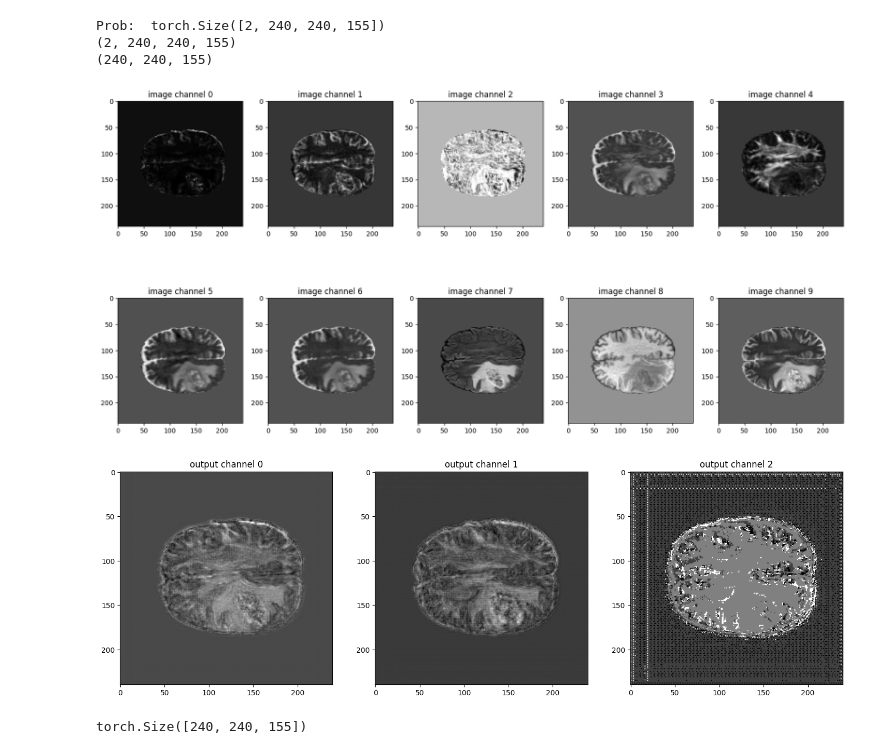
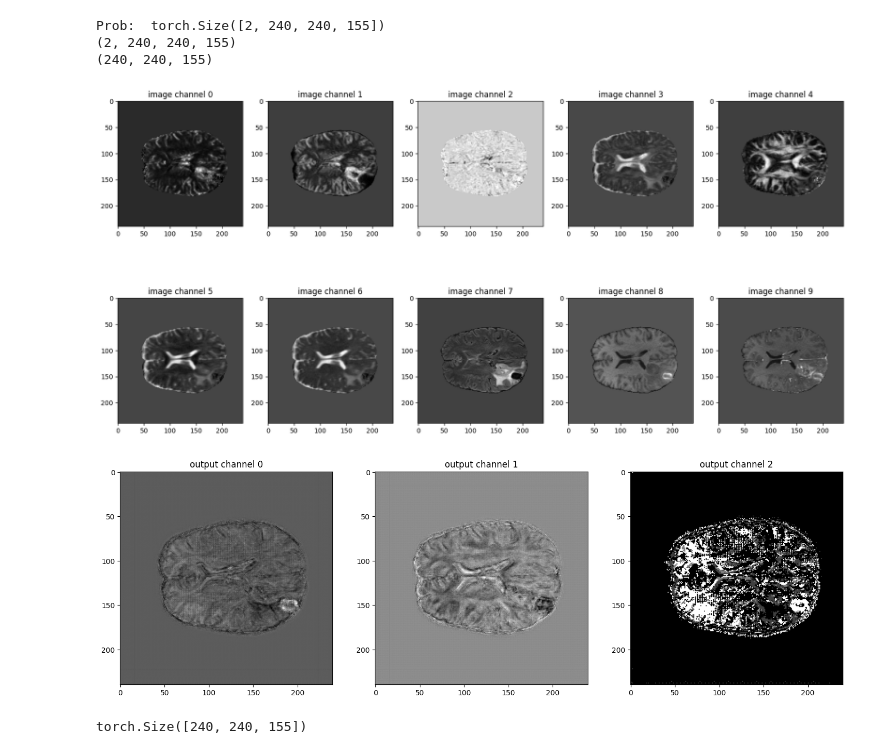
Before and after one commit to GBM-images-research/Swin_transformer_UPennGBM, a Jupyter notebook: simple_inference.ipynb, the cells around one changed output. Drawn from its saved outputs; the diff is of its cells as text; code cells hidden in the pictures.

```diff
--- a/simple_inference.ipynb
+++ b/simple_inference.ipynb
@@ -56,7 +56,7 @@ device = torch.device("cuda:0" if torch.cuda.is_available() else "cpu")
 
 model = SwinUNETR(
     img_size=roi,
-    in_channels=10,
+    in_channels=11,
     out_channels=2,  # mdificar con edema
     feature_size=48,
     drop_rate=0.0,
@@ -142,7 +142,7 @@ def obtener_imagen(dataset, img_n):
 
     images=[DSC_ap_rCBV_list[img_n], DSC_PH_list[img_n], DSC_PSR_list[img_n],
             DTI_AD_list[img_n], DTI_FA_list[img_n], DTI_RD_list[img_n], DTI_TR_list[img_n],
-            FLAIR_list[img_n], T1_list[img_n],  T2_list[img_n]] # Deben respetar este orden - T1GD_list[img_n],
+            FLAIR_list[img_n], T1_list[img_n], T1GD_list[img_n],  T2_list[img_n]] # Deben respetar este orden - T1GD_list[img_n],
 
     directory = os.path.dirname(FLAIR_list[img_n])
     print(images[8])
@@ -158,7 +158,7 @@ def obtener_imagen(dataset, img_n):
 #image_data, header, affine, directory = obtener_imagen(dataset, img_n)
 # %%
 img_n=0
-dataset="./Dataset/Dataset_106_30_casos/test/images"
+dataset="./Dataset/Dataset_10_1_casos/train/images"
 image_data, header, affine, directory = obtener_imagen(dataset, img_n)
 print(f"Image shape: {image_data.shape}")
 # %% [output]
@@ -239,27 +239,27 @@ Prob:  torch.Size([2, 240, 240, 155])
 (2, 240, 240, 155)
 (240, 240, 155)
 # %%
-sl=93
+sl=80
 
 plt.figure("image", (20, 10))
 for i in range(10):
     plt.subplot(2, 5, i + 1)
     plt.title(f"image channel {i}")
     plt.imshow(image_data[i, :, :, sl].detach().cpu(), cmap="gray")
 plt.show()
 # visualize the 3 channels model output corresponding to this image
 plt.figure("output", (18, 6))
 for i in range(3):
     plt.subplot(1, 3, i + 1)
     plt.title(f"output channel {i}")
     if i==2:
         plt.imshow(seg_out[:,:,sl], cmap="gray")
     else:
         plt.imshow(original[i,:,:,sl], cmap="gray") #.detach().cpu()
 plt.show()
 # %% [output]
-[figure, old version]
+[figure, new version]
-[figure, old version]
+[figure, new version]
 # %%
 img_n="0_2"
 # Crear un nuevo tensor de ceros con el tamaño deseado
```
Also changed, not shown: parts of 2 cells of this notebook, 3 other files.
